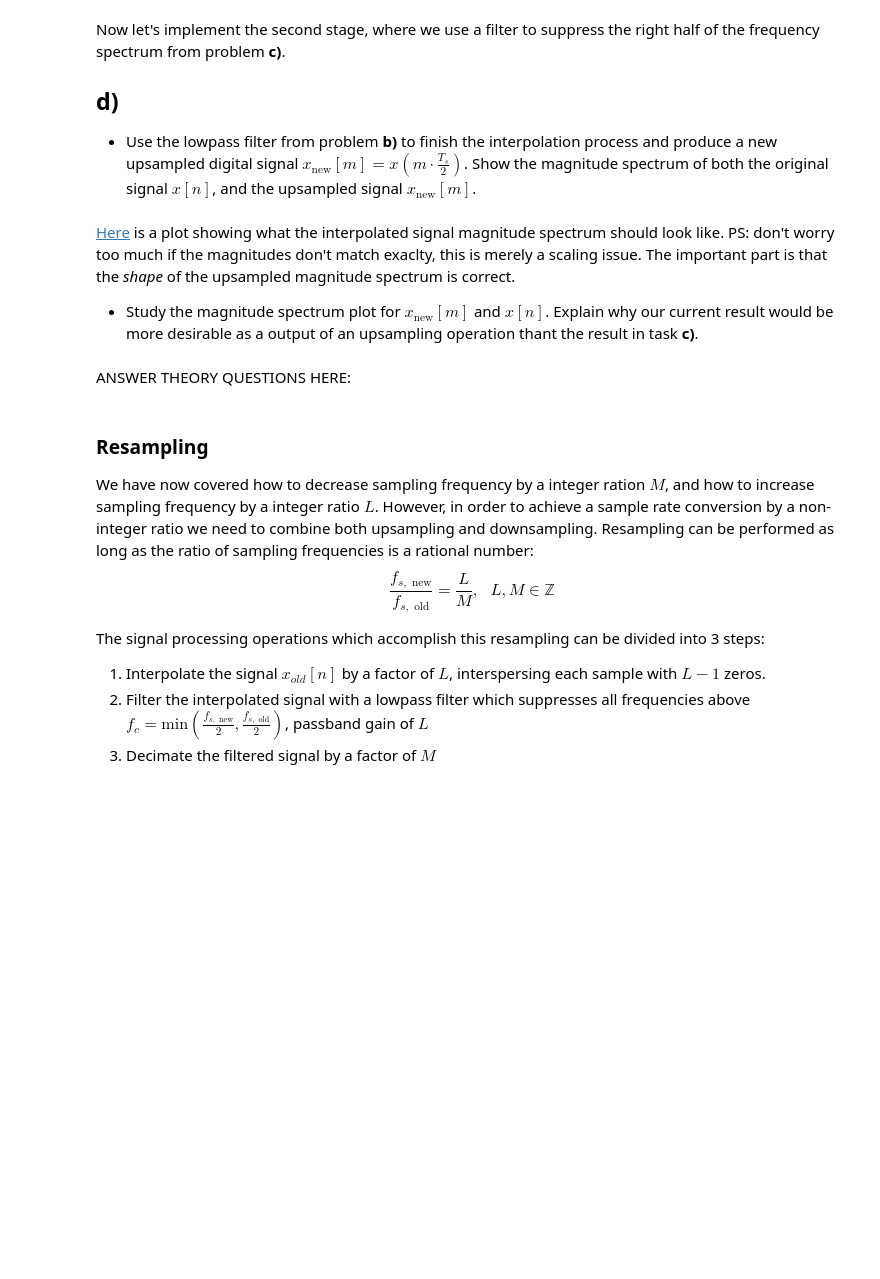
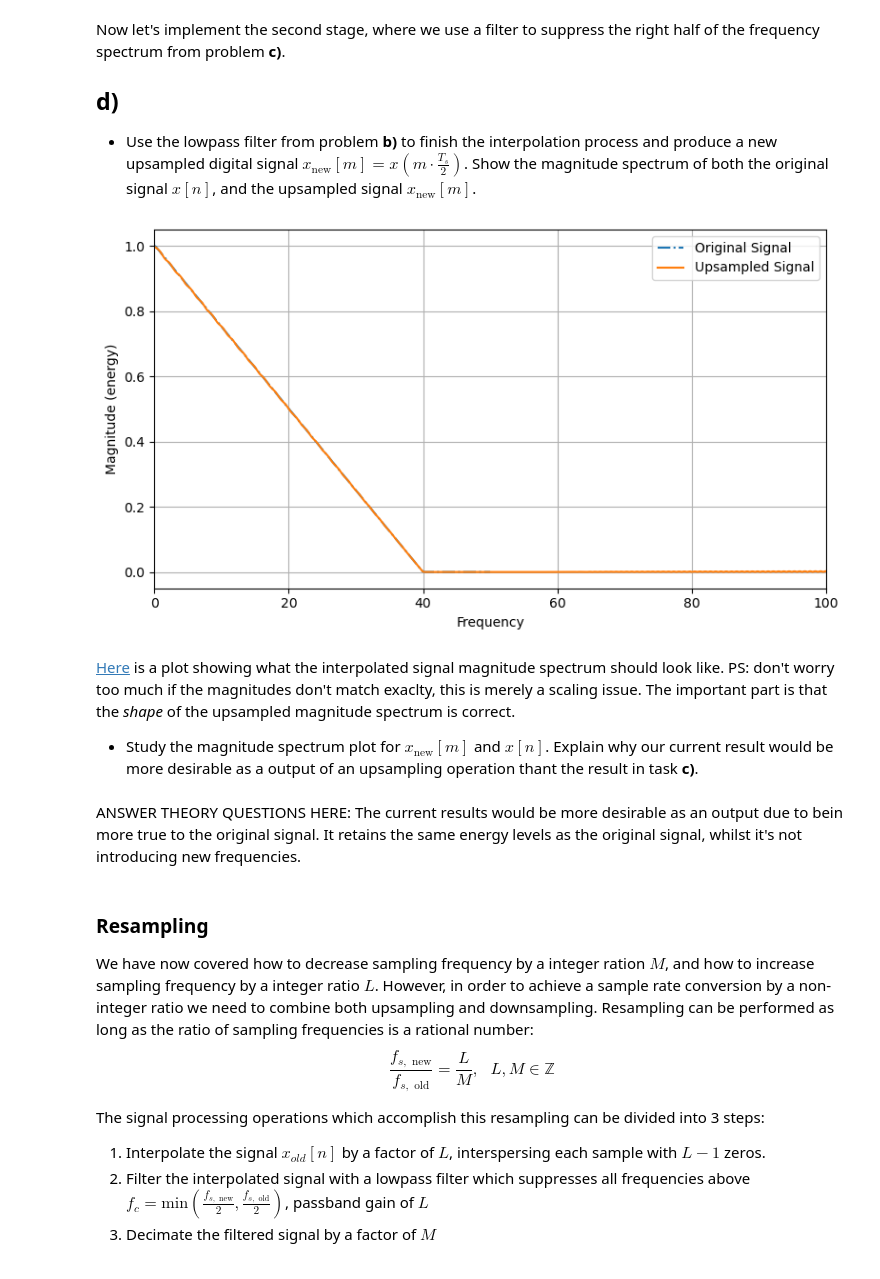
Before and after one commit to JalmaGit/AIS2201_Exercises, a Jupyter notebook: Exercise_10/1_Multirate_basics.ipynb, the cells around one changed output. Saved outputs shown, nothing was run; the diff lists cells and outputs as text; code cells hidden in the pictures; blank space fills up the shorter version.

```diff
--- a/Exercise_10/1_Multirate_basics.ipynb
+++ b/Exercise_10/1_Multirate_basics.ipynb
@@ -173,14 +173,23 @@ Now let's implement the second stage, where we use a filter to suppress the righ
 # %%
 # WRITE YOUR CODE IN THIS CELL:
 
-x_new = low_pass_filter(x_new,np.pi/2, 257)
+x_new1 = low_pass_filter(x_new*2,np.pi/2, 257) #multiplied x_new with L = 2
+
+plt.close("all")
+fig, ax = plt.subplots()
+ax.magnitude_spectrum(x_n, Fs=fs, linestyle="-.", label="Original Signal")
+ax.magnitude_spectrum(x_new1, Fs=fs_new, label="Upsampled Signal")
+ax.legend()
+plt.show()
+# %% [output]
+[figure, added]
 # %% [markdown]
 [Here](figures/task1d_lf.png) is a plot showing what the interpolated signal magnitude spectrum should look like. PS: don't worry too much if the magnitudes don't match exaclty, this is merely a scaling issue. The important part is that the *shape* of the upsampled magnitude spectrum is correct.
 
 
 * Study the magnitude spectrum plot for $x_{\text{new}}[m]$ and $x[n]$. Explain why our current result would be more desirable as a output of an upsampling operation thant the result in task **c)**.
 # %% [markdown]
-ANSWER THEORY QUESTIONS HERE:
+ANSWER THEORY QUESTIONS HERE: The current results would be more desirable as an output due to bein more true to the original signal. It retains the same energy levels as the original signal, whilst it's not introducing new frequencies.
 # %% [markdown]
 ### Resampling
 
```
Also changed, not shown: parts of 2 cells of this notebook.
